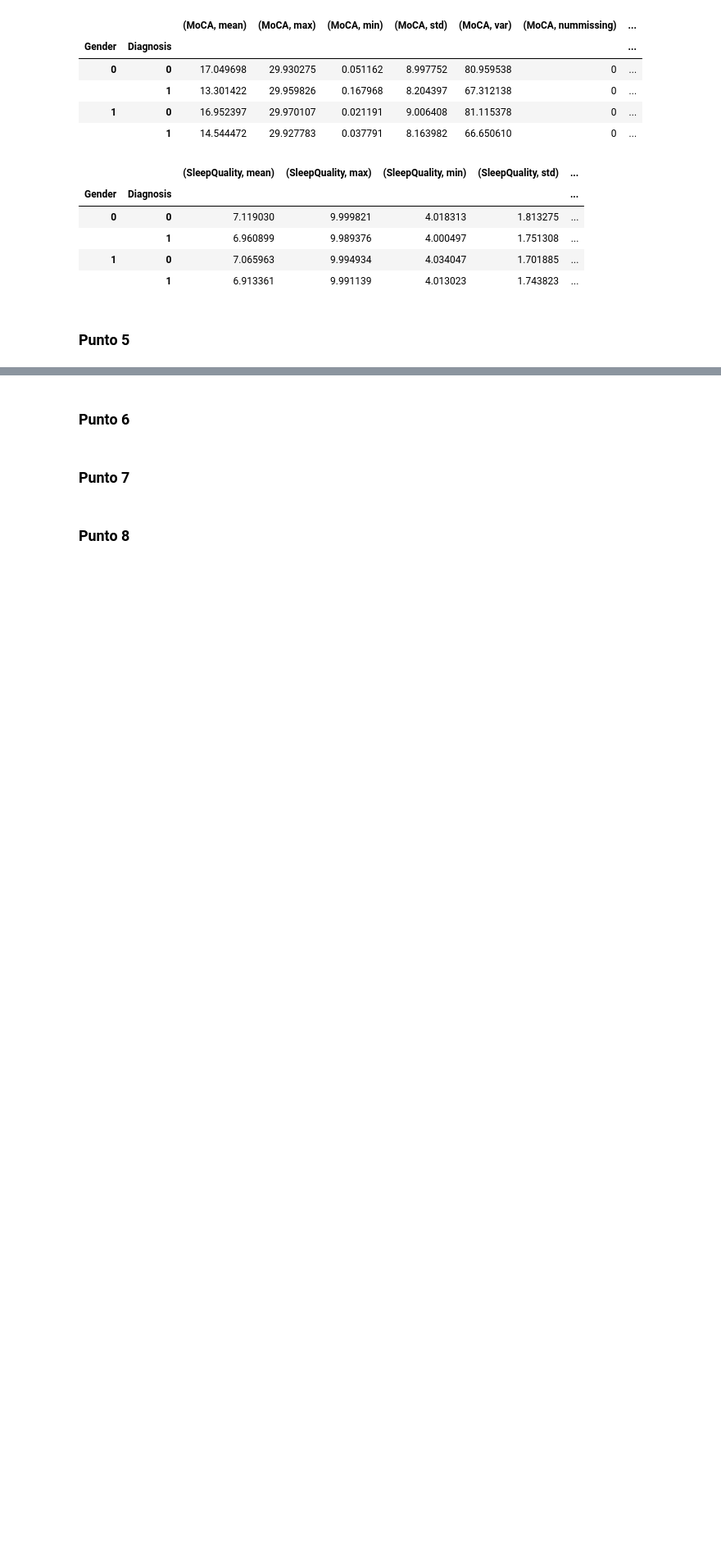
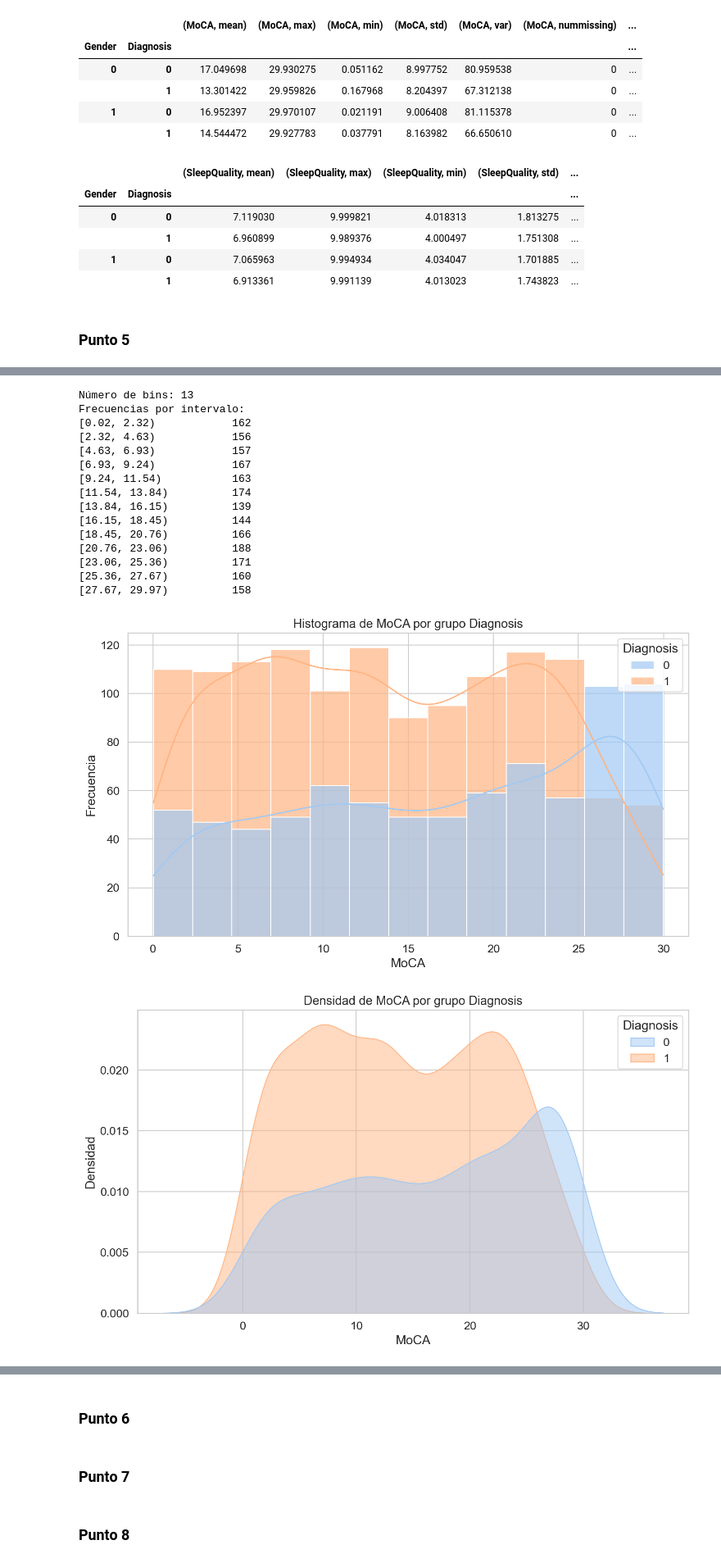
Before and after one commit to Lmarvq/Proyecto-1, a Jupyter notebook: Proyecto_1.ipynb, the cells around one changed output, grey strips where cells are left out. Shown at 82% size. Saved outputs shown, nothing was run; the diff lists cells and outputs as text; code cells hidden in the pictures; blank space fills up the shorter version.

```diff
--- a/Proyecto_1.ipynb
+++ b/Proyecto_1.ipynb
@@ -1084,0 +1276,21 @@ resumen_estadistico(df_csv,grupos=['Gender', 'Diagnosis'],columnas=['SleepQualit
+# %%
+graficar_histograma(df_csv, 'MoCA', 'Diagnosis')
+graficar_densidad2(df_csv, 'MoCA', 'Diagnosis')
+# %% [output]
+Número de bins: 13
+Frecuencias por intervalo:
+[0.02, 2.32)            162
+[2.32, 4.63)            156
+[4.63, 6.93)            157
+[6.93, 9.24)            167
+[9.24, 11.54)           163
+[11.54, 13.84)          174
+[13.84, 16.15)          139
+[16.15, 18.45)          144
+[18.45, 20.76)          166
+[20.76, 23.06)          188
+[23.06, 25.36)          171
+[25.36, 27.67)          160
+[27.67, 29.97)          158
+[figure, added]
+[figure, added]
```
Also changed, not shown: parts of 10 cells of this notebook.
